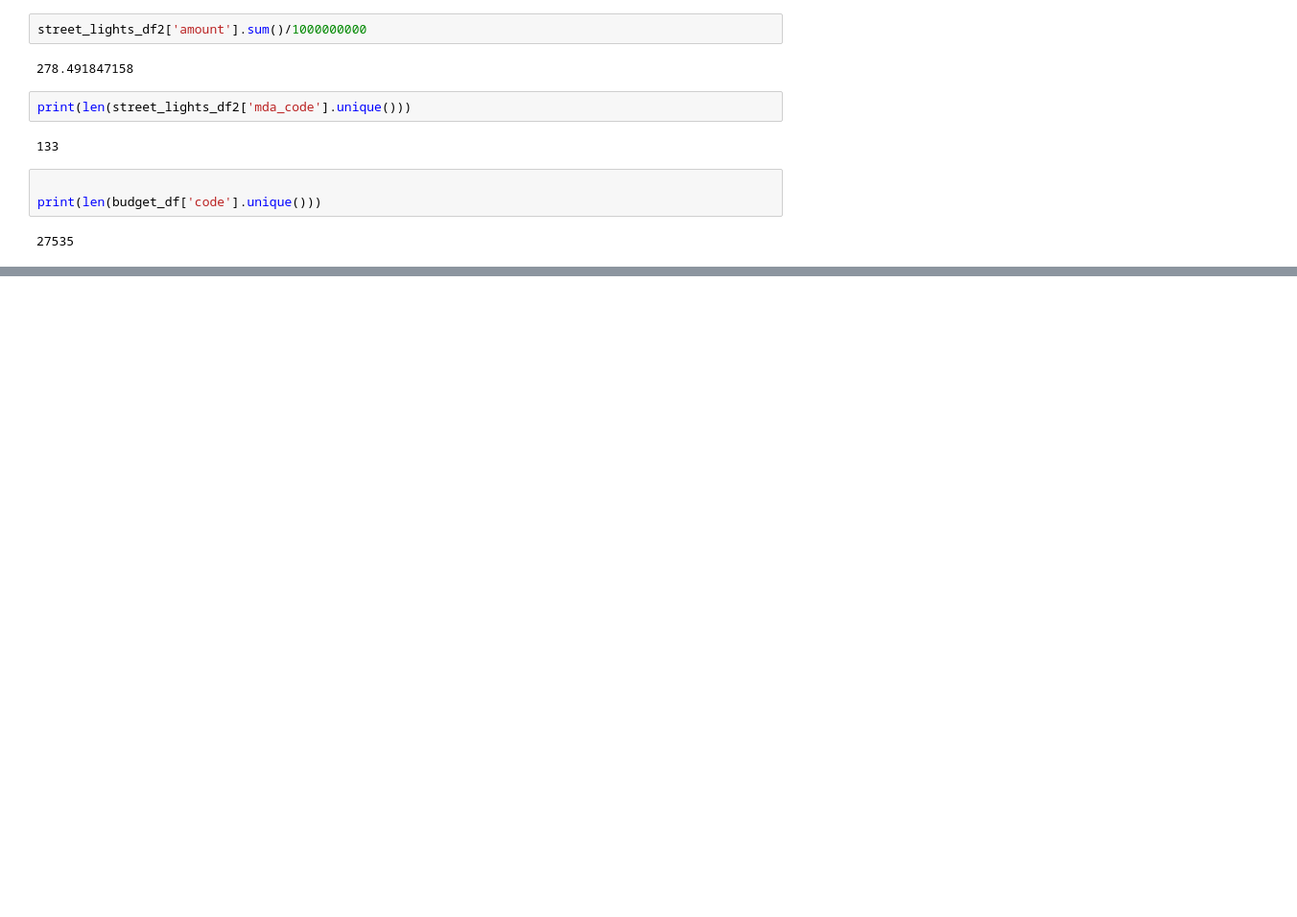
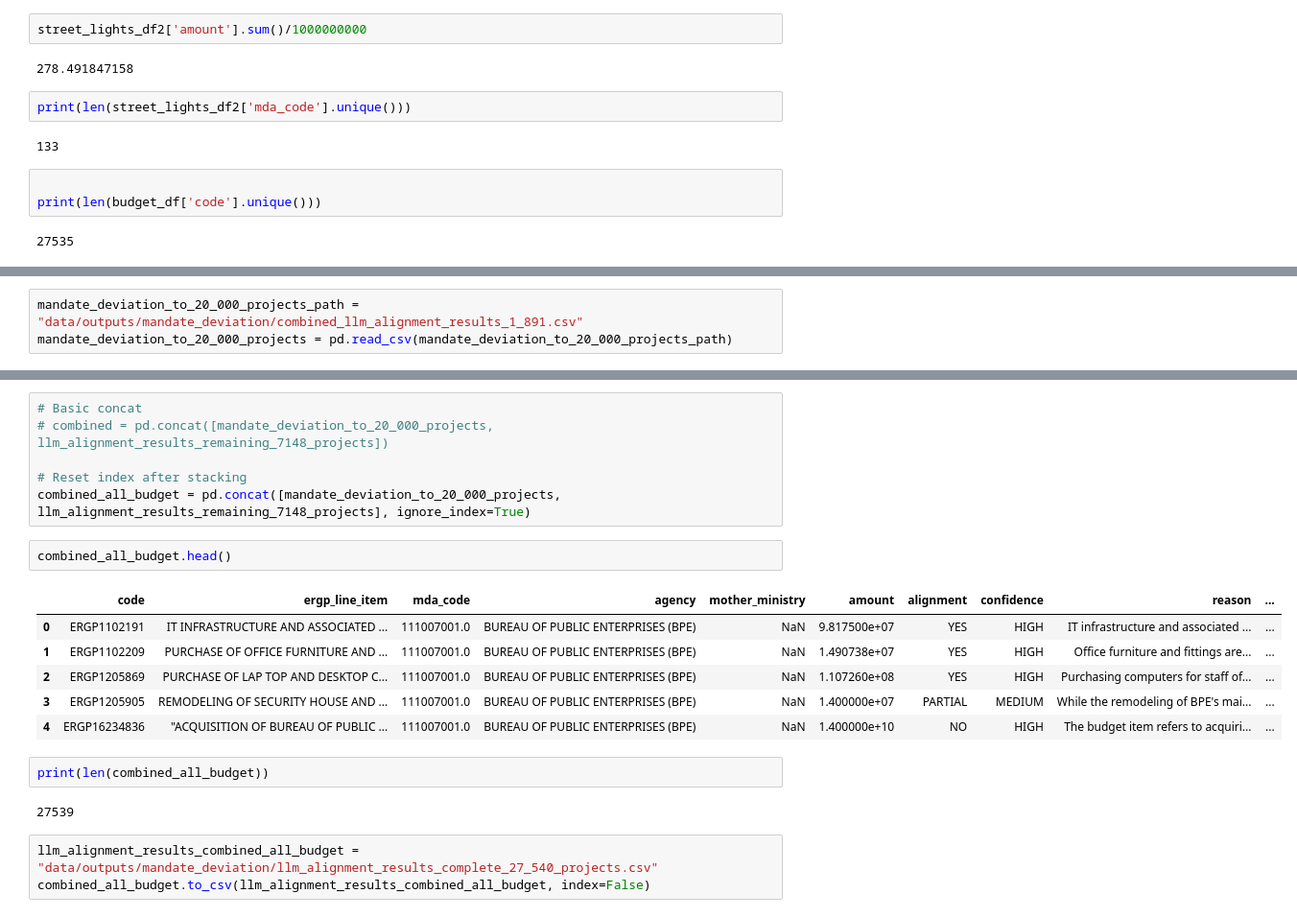
Before and after one commit to abelunbound/fg_interactive_budget, a Jupyter notebook: llm_as_a_judge.ipynb, the cells around one changed output, grey strips where cells are left out. Shown at 96% size. Saved outputs shown, nothing was run; the diff lists cells and outputs as text; blank space fills up the shorter version.

```diff
--- a/llm_as_a_judge.ipynb
+++ b/llm_as_a_judge.ipynb
@@ -1187,0 +1317,3 @@ print(len(budget_df['code'].unique()))
+# %%
+mandate_deviation_to_20_000_projects_path = "data/outputs/mandate_deviation/combined_llm_alignment_results_1_891.csv"
+mandate_deviation_to_20_000_projects = pd.read_csv(mandate_deviation_to_20_000_projects_path)
@@ -1187,0 +1341,22 @@ print(len(budget_df['code'].unique()))
+# %%
+# Basic concat
+# combined = pd.concat([mandate_deviation_to_20_000_projects, llm_alignment_results_remaining_7148_projects])
+
+# Reset index after stacking
+combined_all_budget = pd.concat([mandate_deviation_to_20_000_projects, llm_alignment_results_remaining_7148_projects], ignore_index=True)
+# %%
+combined_all_budget.head()
+# %% [output]
+|  | code | ergp_line_item | mda_code | agency | mother_ministry | amount | alignment | confidence | reason | ... |
+| 0 | ERGP1102191 | IT INFRASTRUCTURE AND ASSOCIATED ... | 111007001.0 | BUREAU OF PUBLIC ENTERPRISES (BPE) | NaN | 9.817500e+07 | YES | HIGH | IT infrastructure and associated ... | ... |
+| 1 | ERGP1102209 | PURCHASE OF OFFICE FURNITURE AND ... | 111007001.0 | BUREAU OF PUBLIC ENTERPRISES (BPE) | NaN | 1.490738e+07 | YES | HIGH | Office furniture and fittings are... | ... |
+| 2 | ERGP1205869 | PURCHASE OF LAP TOP AND DESKTOP C... | 111007001.0 | BUREAU OF PUBLIC ENTERPRISES (BPE) | NaN | 1.107260e+08 | YES | HIGH | Purchasing computers for staff of... | ... |
+| 3 | ERGP1205905 | REMODELING OF SECURITY HOUSE AND ... | 111007001.0 | BUREAU OF PUBLIC ENTERPRISES (BPE) | NaN | 1.400000e+07 | PARTIAL | MEDIUM | While the remodeling of BPE's mai... | ... |
+| 4 | ERGP16234836 | "ACQUISITION OF BUREAU OF PUBLIC ... | 111007001.0 | BUREAU OF PUBLIC ENTERPRISES (BPE) | NaN | 1.400000e+10 | NO | HIGH | The budget item refers to acquiri... | ... |
+# %%
+print(len(combined_all_budget))
+# %% [output]
+27539
+# %%
+llm_alignment_results_combined_all_budget = "data/outputs/mandate_deviation/llm_alignment_results_complete_27_540_projects.csv"
+combined_all_budget.to_csv(llm_alignment_results_combined_all_budget, index=False)
```
Also changed, not shown: parts of 19 cells of this notebook, 20 other files.
